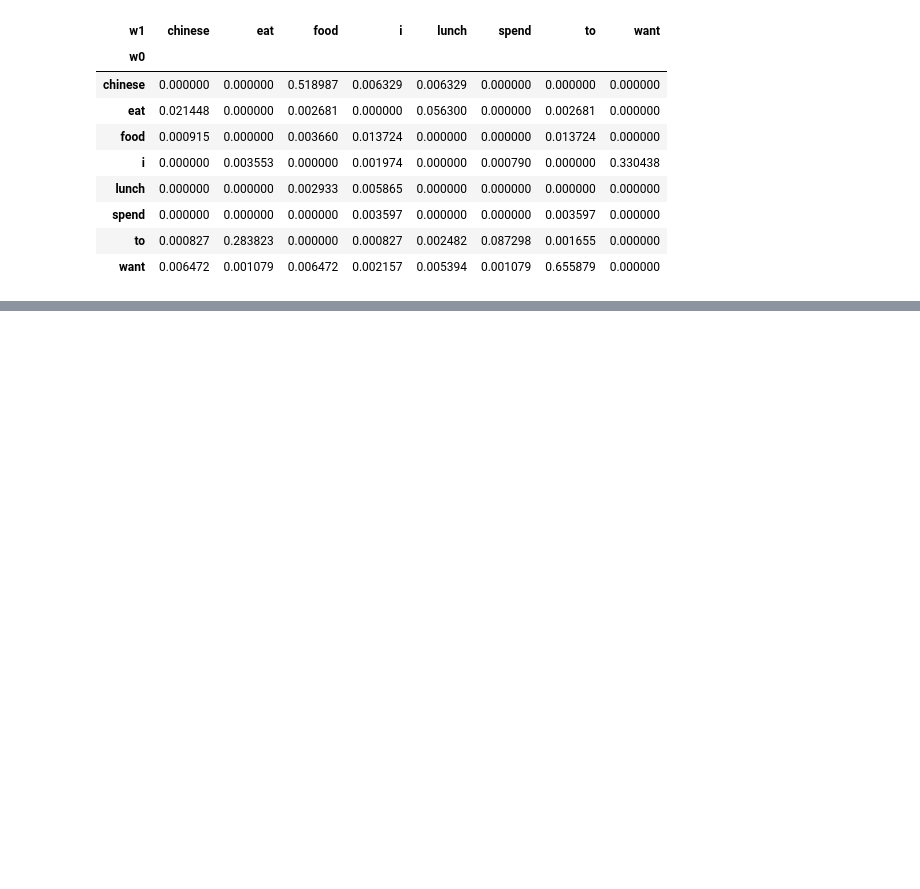
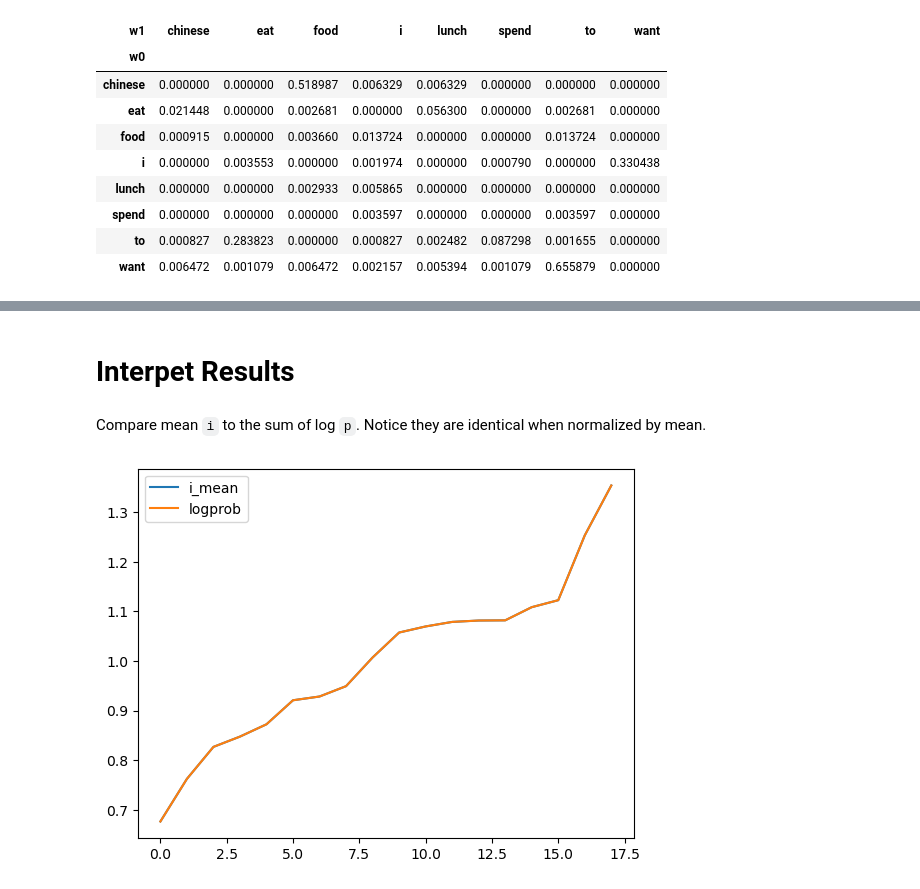
Before and after one commit to ontoligent/DS5001-2023-01-R, a Jupyter notebook: lessons/M03_LanguageModels/M03_02_SimpleLangModel.ipynb, the cells around one changed output, grey strips where cells are left out. Drawn from its saved outputs; the diff is of its cells as text; code cells hidden in the pictures; blank space fills up the shorter version.

```diff
--- a/lessons/M03_LanguageModels/M03_02_SimpleLangModel.ipynb
+++ b/lessons/M03_LanguageModels/M03_02_SimpleLangModel.ipynb
@@ -138,22 +174,3 @@ df3.style.background_gradient(cmap='YlGnBu', axis=None)
 | spend | 0.000000 | 0.000000 | 0.000000 | 0.003597 | 0.000000 | 0.000000 | 0.003597 | 0.000000 |
 | to | 0.000827 | 0.283823 | 0.000000 | 0.000827 | 0.002482 | 0.087298 | 0.001655 | 0.000000 |
 | want | 0.006472 | 0.001079 | 0.006472 | 0.002157 | 0.005394 | 0.001079 | 0.655879 | 0.000000 |
-# %%
-N = 20
-M = 10
-
-# Generate N sentences
-for i in range(N):
-    print(str(i+1).zfill(2), end = ' ')
-    w0 = df1.sample(weights='n').index[0]
-    ll = np.log(df1.loc[w0].p)
-
-    # Select M words for each sentence
-    for j in range(M):
-        print(w0, end=' ')
-        w1 = df3.loc[w0].sample(weights=df3.loc[w0].values).index[0]
-        ll += np.log(df3.loc[w0, w1])
-        w0 = w1
-
-    # Add log likelihood
-    print(round(ll))
@@ -188,0 +250,8 @@ df3.loc['i','want']
+# %% [markdown]
+# Interpet Results
+# %% [markdown]
+Compare mean `i` to the sum of log `p`. Notice they are identical when normalized by mean.
+# %%
+(R / R.mean()).sort_values('i_mean')[['i_mean','logprob']].reset_index().plot();
+# %% [output]
+[figure, added]
```
Also changed, not shown: parts of 25 cells of this notebook.
